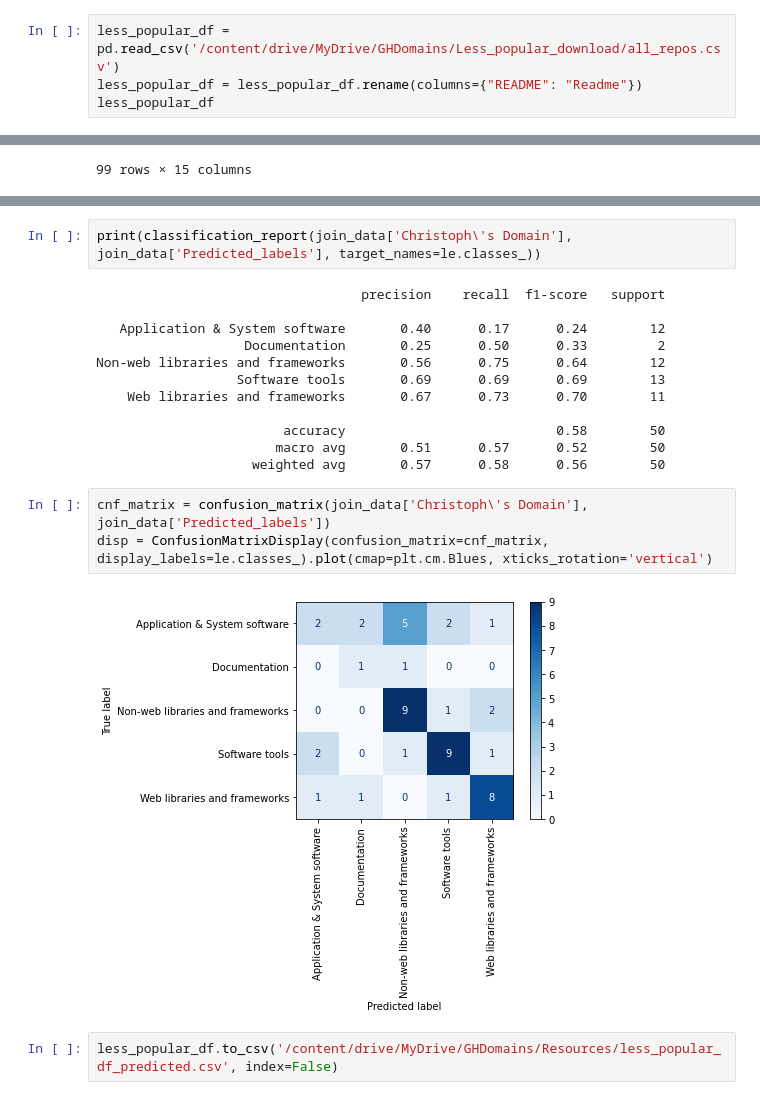
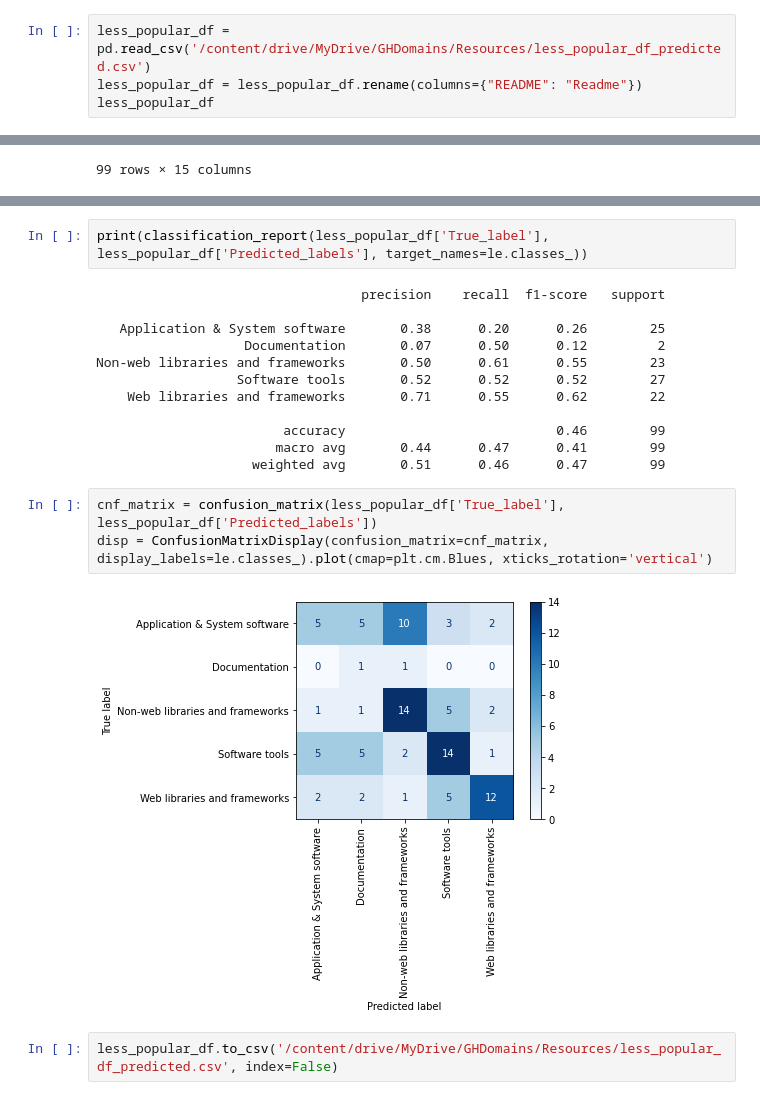
Before and after one commit to fzanart/GHDomains, a Jupyter notebook: Predictor.ipynb, the cells around one changed output, grey strips where cells are left out. Drawn from its saved outputs; the diff is of its cells as text.

Commit message:
Change on less popular prediction
- Now reads true labels from the same dataset.

```diff
--- a/Predictor.ipynb
+++ b/Predictor.ipynb
@@ -149,7 +149,7 @@ new_popular_df
 # %%
 new_popular_df.to_csv('/content/drive/MyDrive/GHDomains/Resources/new_popular_df_predicted.csv', index=False)
 # %%
-less_popular_df = pd.read_csv('/content/drive/MyDrive/GHDomains/Less_popular_download/all_repos.csv')
+less_popular_df = pd.read_csv('/content/drive/MyDrive/GHDomains/Resources/less_popular_df_predicted.csv')
 less_popular_df = less_popular_df.rename(columns={"README": "Readme"})
 less_popular_df
 # %% [output]
@@ -213,21 +208,21 @@ join_data
 # %%
-print(classification_report(join_data['Christoph\'s Domain'], join_data['Predicted_labels'], target_names=le.classes_))
+print(classification_report(less_popular_df['True_label'], less_popular_df['Predicted_labels'], target_names=le.classes_))
 # %% [output]
                                   precision    recall  f1-score   support
 
-   Application & System software       0.40      0.17      0.24        12
-                   Documentation       0.25      0.50      0.33         2
-Non-web libraries and frameworks       0.56      0.75      0.64        12
-                  Software tools       0.69      0.69      0.69        13
-    Web libraries and frameworks       0.67      0.73      0.70        11
+   Application & System software       0.38      0.20      0.26        25
+                   Documentation       0.07      0.50      0.12         2
+Non-web libraries and frameworks       0.50      0.61      0.55        23
+                  Software tools       0.52      0.52      0.52        27
+    Web libraries and frameworks       0.71      0.55      0.62        22
 
-                        accuracy                           0.58        50
-                       macro avg       0.51      0.57      0.52        50
-                    weighted avg       0.57      0.58      0.56        50
+                        accuracy                           0.46        99
+                       macro avg       0.44      0.47      0.41        99
+                    weighted avg       0.51      0.46      0.47        99
 # %%
-cnf_matrix = confusion_matrix(join_data['Christoph\'s Domain'], join_data['Predicted_labels'])
+cnf_matrix = confusion_matrix(less_popular_df['True_label'], less_popular_df['Predicted_labels'])
 disp = ConfusionMatrixDisplay(confusion_matrix=cnf_matrix, display_labels=le.classes_).plot(cmap=plt.cm.Blues, xticks_rotation='vertical')
 # %% [output]
-[figure, old version]
+[figure, new version]
 # %%
 less_popular_df.to_csv('/content/drive/MyDrive/GHDomains/Resources/less_popular_df_predicted.csv', index=False)
```
Also changed, not shown: parts of 3 cells of this notebook.
